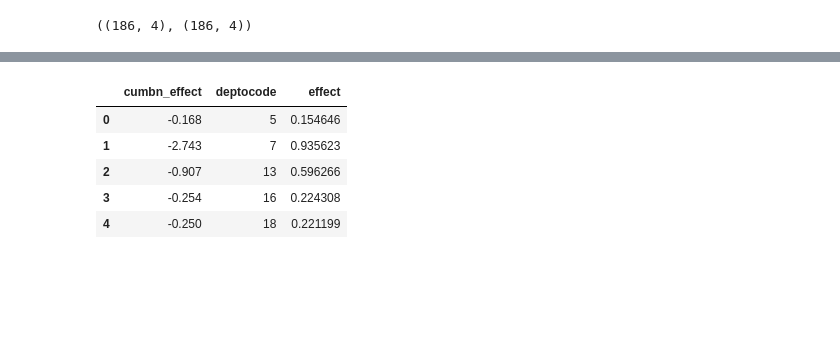
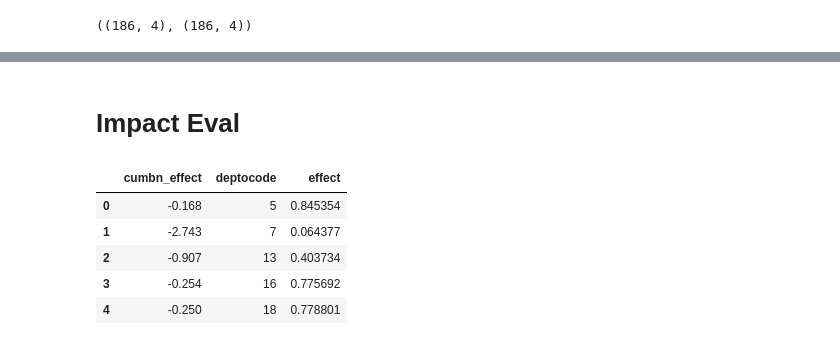
Before and after one commit to Guitlle/gf, a Jupyter notebook: outcome_measurement/malaria/gtm/GTM - Malaria data reporting.ipynb, the cells around one changed output, grey strips where cells are left out. Drawn from its saved outputs; the diff is of its cells as text; code cells hidden in the pictures; blank space fills up the shorter version.

```diff
--- a/outcome_measurement/malaria/gtm/GTM - Malaria data reporting.ipynb
+++ b/outcome_measurement/malaria/gtm/GTM - Malaria data reporting.ipynb
@@ -176,17 +356,19 @@ def mapGT(data_, chlor_col, scatter_col = None, labelChlor = None, labelScatter
+# %% [markdown]
+# Impact Eval
 # %%
 model_3d_b = pd.DataFrame([
     {  "deptocode": 5, "cumbn_effect": -0.168  },
     {  "deptocode": 7, "cumbn_effect": -2.743  },
     {  "deptocode": 13, "cumbn_effect": -0.907  },
     {  "deptocode": 16, "cumbn_effect": -0.254  },
     {  "deptocode": 18, "cumbn_effect": -0.250  }
 ])
-model_3d_b["effect"] = 1 - np.exp(model_3d_b.cumbn_effect)
+model_3d_b["effect"] =  np.exp(model_3d_b.cumbn_effect)
 model_3d_b
 # %% [output]
 |  | cumbn_effect | deptocode | effect |
-| 0 | -0.168 | 5 | 0.154646 |
-| 1 | -2.743 | 7 | 0.935623 |
-| 2 | -0.907 | 13 | 0.596266 |
-| 3 | -0.254 | 16 | 0.224308 |
-| 4 | -0.250 | 18 | 0.221199 |
+| 0 | -0.168 | 5 | 0.845354 |
+| 1 | -2.743 | 7 | 0.064377 |
+| 2 | -0.907 | 13 | 0.403734 |
+| 3 | -0.254 | 16 | 0.775692 |
+| 4 | -0.250 | 18 | 0.778801 |
```
Also changed, not shown: parts of 23 cells of this notebook.
